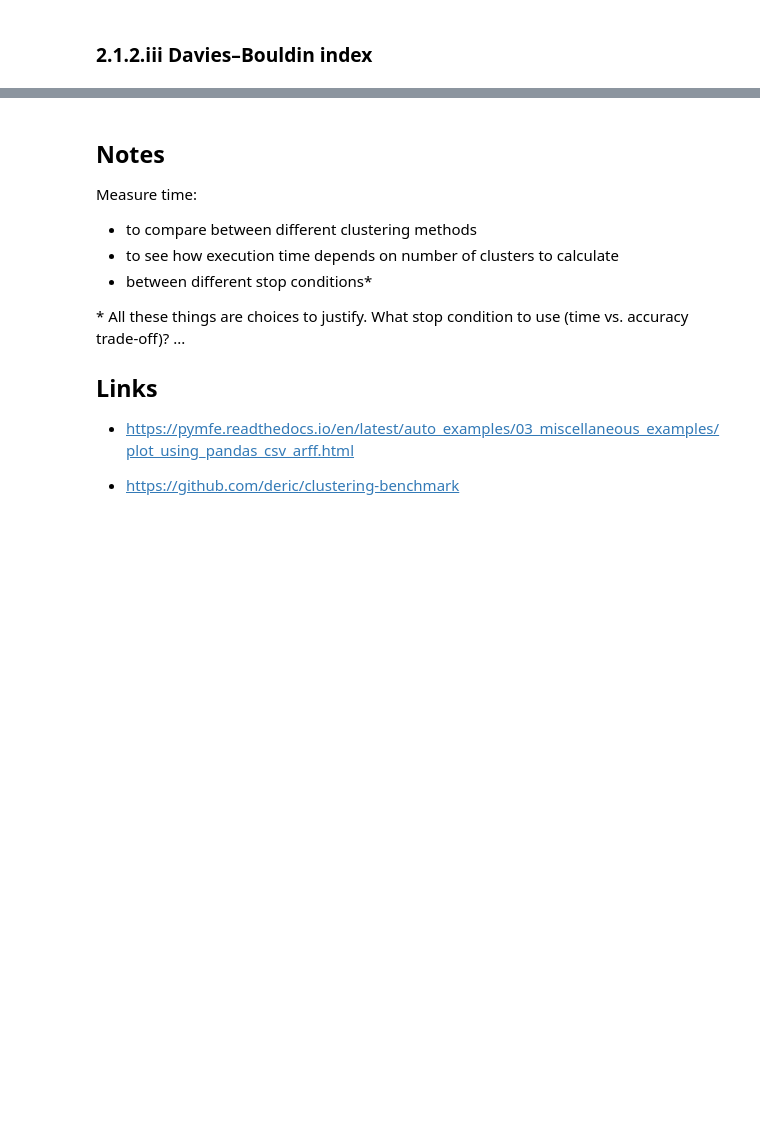
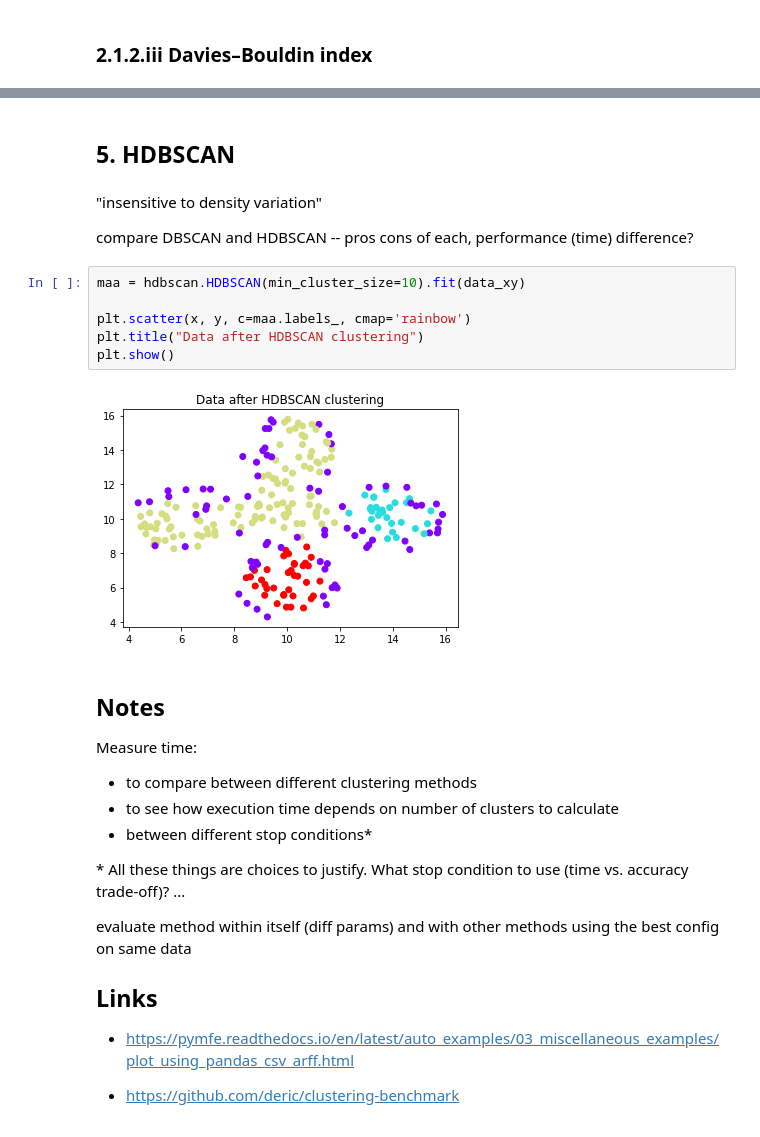
Before and after one commit to sandrrr/TP-Clustering, a Jupyter notebook: clustering.ipynb, the cells around one changed output, grey strips where cells are left out. Cells and saved outputs as stored; diff of their text form; blank space fills up the shorter version.

```diff
--- a/clustering.ipynb
+++ b/clustering.ipynb
@@ -96,3 +218,17 @@ time of execution : 0.10553383827209473
+# %% [markdown]
+## 5. HDBSCAN
+# %% [markdown]
+"insensitive to density variation"
+
+compare DBSCAN and HDBSCAN -- pros cons of each, performance (time) difference?
+# %%
+maa = hdbscan.HDBSCAN(min_cluster_size=10).fit(data_xy)
+
+plt.scatter(x, y, c=maa.labels_, cmap='rainbow')
+plt.title("Data after HDBSCAN clustering")
+plt.show()
+# %% [output]
+[figure, added]
 # %% [markdown]
 ## Notes
 
@@ -103,6 +239,8 @@ Measure time:
 
 \* All these things are choices to justify. What stop condition to use (time vs. accuracy trade-off)? ...
 
+evaluate method within itself (diff params) and with other methods using the best config on same data
+
 ## Links
 * https://pymfe.readthedocs.io/en/latest/auto_examples/03_miscellaneous_examples/plot_using_pandas_csv_arff.html
 
```
Also changed, not shown: parts of 15 cells of this notebook.
